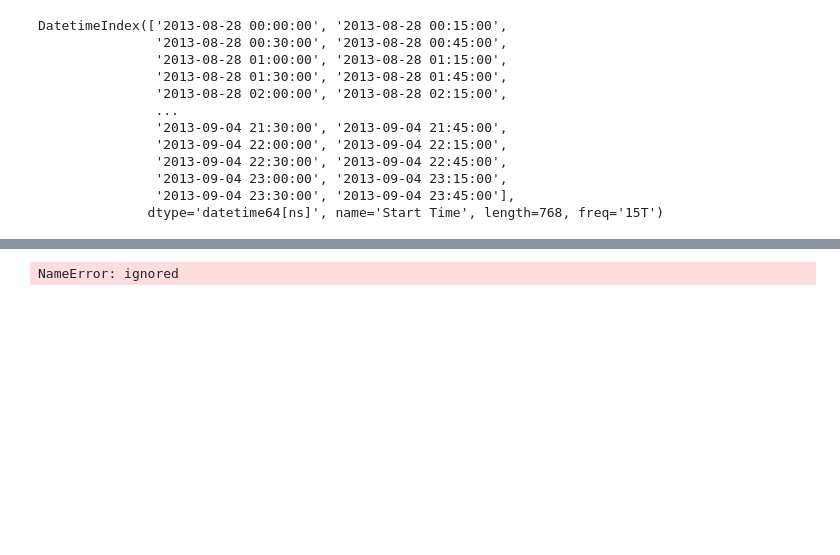
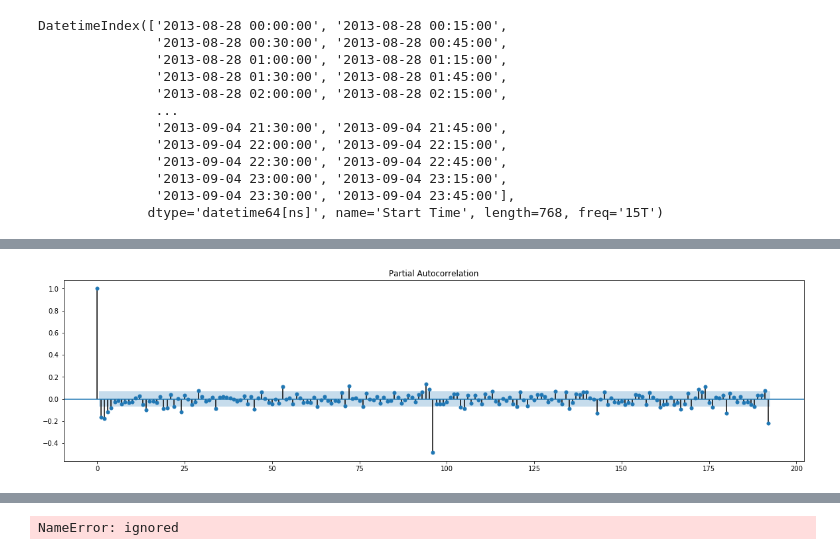
Before and after one commit to athalji/Timeseries_Forecasting_AWS, a Jupyter notebook: Vector_Autoregression_VARMA_methods.ipynb, the cells around one changed output, grey strips where cells are left out. Cells and saved outputs as stored; diff of their text form; code cells hidden in the pictures; blank space fills up the shorter version.

```diff
--- a/Vector_Autoregression_VARMA_methods.ipynb
+++ b/Vector_Autoregression_VARMA_methods.ipynb
@@ -53,0 +115,6 @@ DatetimeIndex(['2013-08-28 00:00:00', '2013-08-28 00:15:00',
+# %%
+fig,ax=plt.subplots(figsize=(20,5))
+
+plot_pacf(df_varma['2nd_diff_users'],ax=ax,lags =192);
+# %% [output]
+[figure, added]
```
Also changed, not shown: parts of 40 cells of this notebook, 3 other files.
